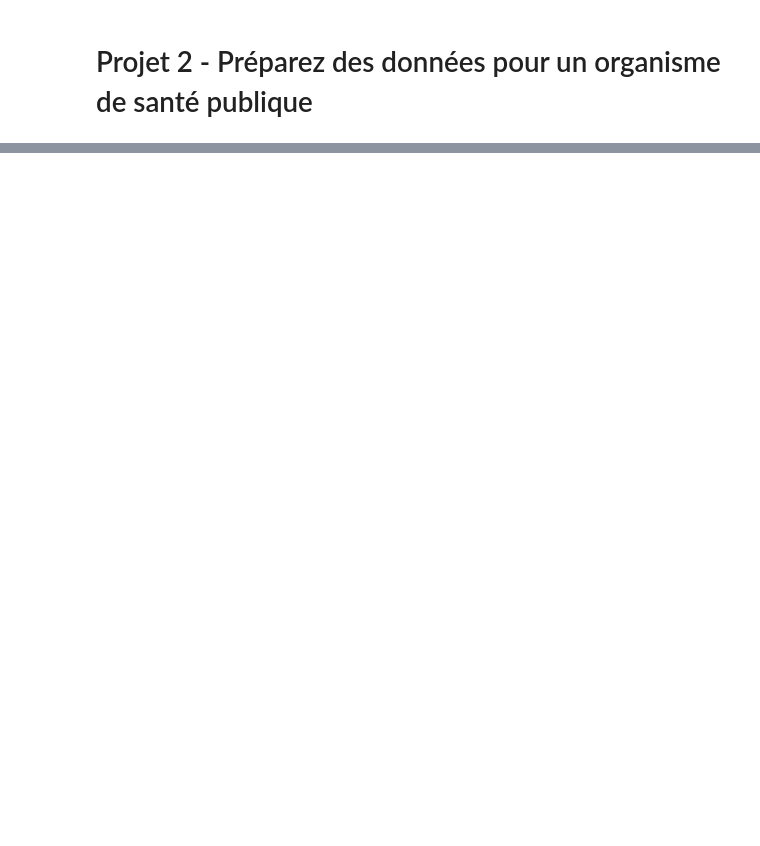
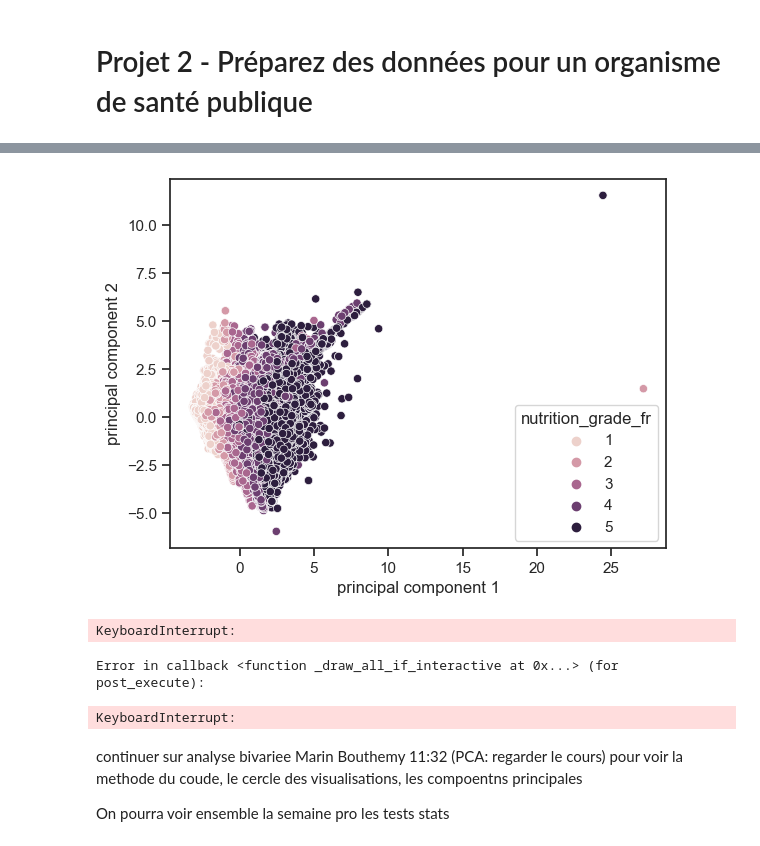
Before and after one commit to CharbonneauJean/OC-Projet2, a Jupyter notebook: oc-p2.ipynb, the cells around one changed output, grey strips where cells are left out. Saved outputs shown, nothing was run; the diff lists cells and outputs as text; code cells hidden in the pictures; blank space fills up the shorter version.

```diff
--- a/oc-p2.ipynb
+++ b/oc-p2.ipynb
@@ -73,0 +147,6 @@ df.head()
+# %%
+# Transform nutrition_grade_fr column to numeric
+df['nutrition_grade_fr'] = df['nutrition_grade_fr'].map({'a': 1, 'b': 2, 'c': 3, 'd': 4, 'e': 5})
+
+# drop the product_name column because it's useless for the model
+df_without_name = df.drop(columns=['product_name'])
@@ -73,0 +192,66 @@ df.head()
+# %%
+from sklearn.decomposition import PCA
+import pandas as pd
+import matplotlib.pyplot as plt
+
+# Supposons que df_without_name soit votre DataFrame
+
+# Normalisation des données
+from sklearn.preprocessing import StandardScaler
+scaler = StandardScaler()
+scaled_data = scaler.fit_transform(df_without_name)
+
+# Application de PCA
+pca = PCA(n_components=2)
+pca_result = pca.fit_transform(scaled_data)
+
+# Création d'un DataFrame pour le résultat de PCA
+pca_df = pd.DataFrame(data = pca_result, columns = ['principal component 1', 'principal component 2'])
+
+# Ajout de la colonne 'nutrition_grade_fr' au DataFrame PCA
+pca_df['nutrition_grade_fr'] = df_without_name['nutrition_grade_fr'].reset_index(drop=True)
+
+# Visualisation
+plt.figure()
+sns.scatterplot(x='principal component 1', y='principal component 2', hue='nutrition_grade_fr', data=pca_df)
+plt.show()
+# %% [output]
+[figure, added]
+# %%
+import numpy as np
+
+# Effectuer PCA
+pca = PCA(n_components=2)
+pca_result = pca.fit_transform(scaled_data)
+
+# Scores pour le graphique
+xvector = pca.components_[0]
+yvector = pca.components_[1]
+
+xs = pca_result[:, 0]
+ys = pca_result[:, 1]
+
+# Créer le biplot
+plt.figure()
+for i in range(len(xvector)):
+    plt.arrow(0, 0, xvector[i]*max(xs), yvector[i]*max(ys),
+              color='r', width=0.0005, head_width=0.02)
+    plt.text(xvector[i]*max(xs)*1.2, yvector[i]*max(ys)*1.2,
+             list(df_without_name.columns.values)[i], color='r')
+
+for i in range(len(xs)):
+    plt.scatter(xs[i], ys[i], c='b')
+
+plt.show()
+# %% [output]
+KeyboardInterrupt:
+Error in callback <function _draw_all_if_interactive at 0x...> (for post_execute):
+KeyboardInterrupt:
+# %% [markdown]
+continuer sur analyse bivariee
+Marin Bouthemy
+11:32
+(PCA: regarder le cours) pour voir la methode du coude, le cercle des visualisations, les compoentns principales
+
+
+On pourra voir ensemble la semaine pro les tests stats
```
Also changed, not shown: parts of 18 cells of this notebook, 3 other files.
